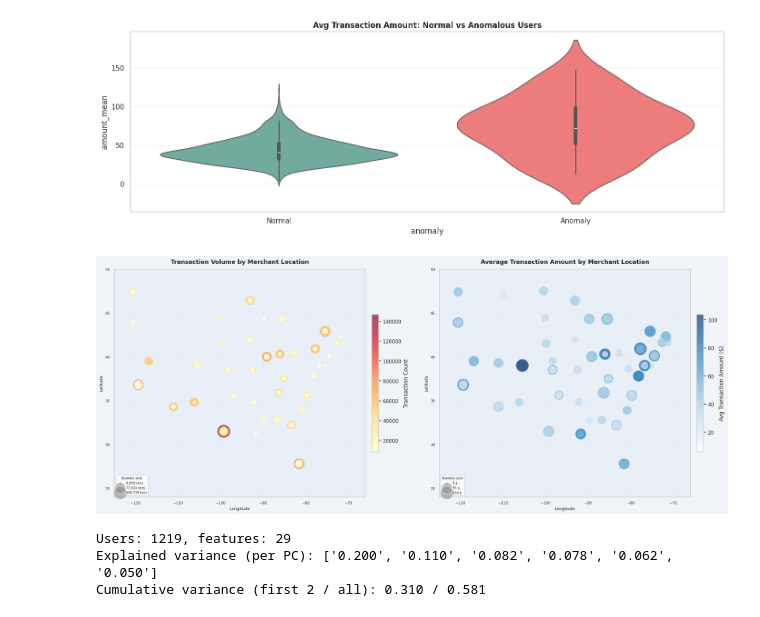
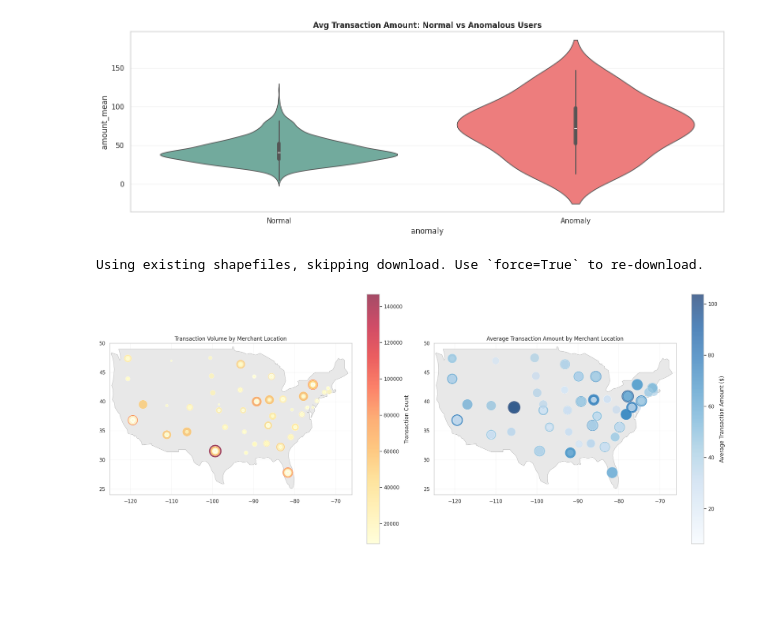
Before and after one commit to rrubaszek/TransactionDatasetAnalysis, a Jupyter notebook: notebooks/03-eda-analysis.ipynb, the cells around one changed output. Saved outputs shown, nothing was run; the diff lists cells and outputs as text; code cells hidden in the pictures; blank space fills up the shorter version.

```diff
--- a/notebooks/03-eda-analysis.ipynb
+++ b/notebooks/03-eda-analysis.ipynb
@@ -116,27 +113,7 @@ analysis.plot_graph(plot_anomalies, anomalous_user_agg)
 [figure]
 [figure]
 # %%
-analysis.plot_graph(plot_us_map, analysis.transactions)
+analysis.plot_graph(plot_us_transaction_map, analysis.transactions)
 # %% [output]
+Using existing shapefiles, skipping download. Use `force=True` to re-download.
-[figure, old version]
+[figure, new version]
-# %%
-import pandas as pd
-
-fraud_labels = pd.read_parquet(FRAUD_DATASET_DIR / "cleaned" / "fraud_labels.parquet")
-pca = run_user_pca(
-    transactions=analysis.transactions.copy(),
-    users=analysis.users.copy(),
-    cards=analysis.cards.copy(),
-    fraud_labels=fraud_labels,
-    n_components=6,
-    n_clusters=4,
-)
-print(f"Users: {len(pca.scores)}, features: {pca.loadings.shape[0]}")
-print("Explained variance (per PC):", [f"{v:.3f}" for v in pca.explained_variance])
-print(
-    f"Cumulative variance (first 2 / all): {pca.explained_variance[:2].sum():.3f} / {pca.explained_variance.sum():.3f}"
-)
-# %% [output]
-Users: 1219, features: 29
-Explained variance (per PC): ['0.200', '0.110', '0.082', '0.078', '0.062', '0.050']
-Cumulative variance (first 2 / all): 0.310 / 0.581
```
Also changed, not shown: parts of 16 cells of this notebook, 4 other files.
